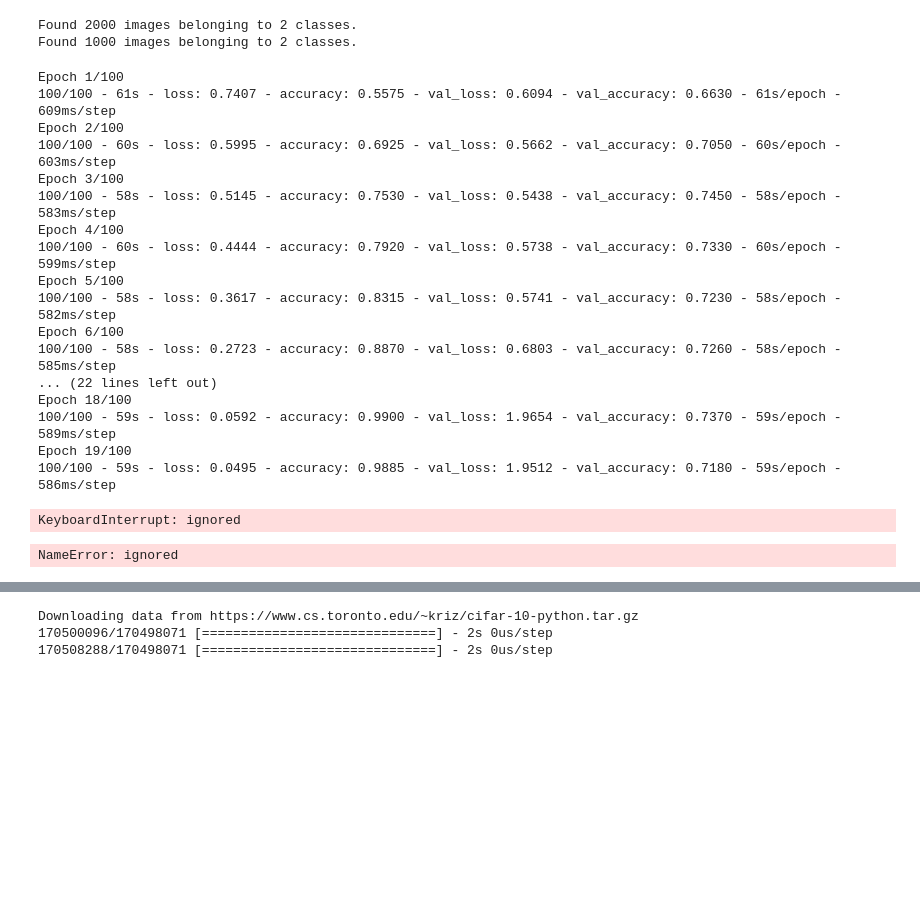
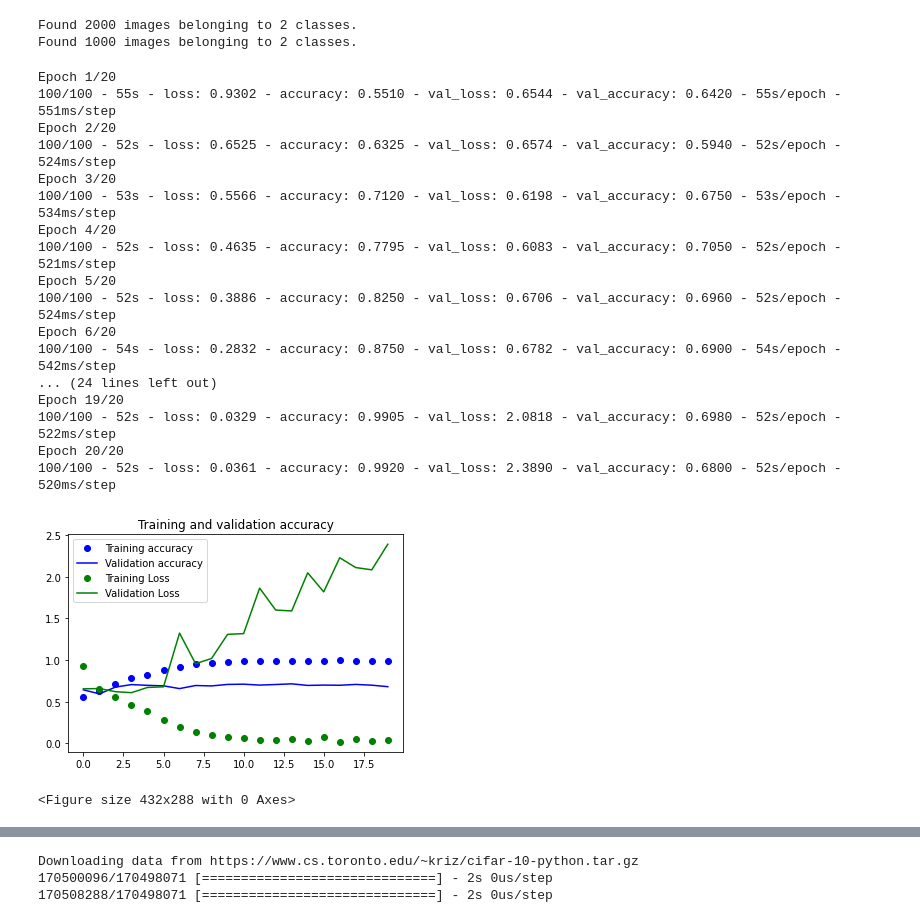
Before and after one commit to geun-hyoung/Machine-Learning-and-Artificial-Intelligence, a Jupyter notebook: ex_1.ipynb, the cells around one changed output, grey strips where cells are left out. Saved outputs shown, nothing was run; the diff lists cells and outputs as text; code cells hidden in the pictures; blank space fills up the shorter version.

```diff
--- a/ex_1.ipynb
+++ b/ex_1.ipynb
@@ -161,50 +161,52 @@ Found 1000 images belonging to 2 classes.
 history = model.fit(train_generator,
                     validation_data=validation_generator,
                     steps_per_epoch=100,
-                    epochs=100,
+                    epochs=20,
                     validation_steps=50,
                     verbose=2)
 # %% [output]
-Epoch 1/100
-100/100 - 61s - loss: 0.7407 - accuracy: 0.5575 - val_loss: 0.6094 - val_accuracy: 0.6630 - 61s/epoch - 609ms/step
-Epoch 2/100
-100/100 - 60s - loss: 0.5995 - accuracy: 0.6925 - val_loss: 0.5662 - val_accuracy: 0.7050 - 60s/epoch - 603ms/step
-Epoch 3/100
-100/100 - 58s - loss: 0.5145 - accuracy: 0.7530 - val_loss: 0.5438 - val_accuracy: 0.7450 - 58s/epoch - 583ms/step
-Epoch 4/100
-100/100 - 60s - loss: 0.4444 - accuracy: 0.7920 - val_loss: 0.5738 - val_accuracy: 0.7330 - 60s/epoch - 599ms/step
-Epoch 5/100
-100/100 - 58s - loss: 0.3617 - accuracy: 0.8315 - val_loss: 0.5741 - val_accuracy: 0.7230 - 58s/epoch - 582ms/step
-Epoch 6/100
-100/100 - 58s - loss: 0.2723 - accuracy: 0.8870 - val_loss: 0.6803 - val_accuracy: 0.7260 - 58s/epoch - 585ms/step
-... (22 lines left out)
-Epoch 18/100
-100/100 - 59s - loss: 0.0592 - accuracy: 0.9900 - val_loss: 1.9654 - val_accuracy: 0.7370 - 59s/epoch - 589ms/step
-Epoch 19/100
-100/100 - 59s - loss: 0.0495 - accuracy: 0.9885 - val_loss: 1.9512 - val_accuracy: 0.7180 - 59s/epoch - 586ms/step
+Epoch 1/20
+100/100 - 55s - loss: 0.9302 - accuracy: 0.5510 - val_loss: 0.6544 - val_accuracy: 0.6420 - 55s/epoch - 551ms/step
+Epoch 2/20
+100/100 - 52s - loss: 0.6525 - accuracy: 0.6325 - val_loss: 0.6574 - val_accuracy: 0.5940 - 52s/epoch - 524ms/step
+Epoch 3/20
+100/100 - 53s - loss: 0.5566 - accuracy: 0.7120 - val_loss: 0.6198 - val_accuracy: 0.6750 - 53s/epoch - 534ms/step
+Epoch 4/20
+100/100 - 52s - loss: 0.4635 - accuracy: 0.7795 - val_loss: 0.6083 - val_accuracy: 0.7050 - 52s/epoch - 521ms/step
+Epoch 5/20
+100/100 - 52s - loss: 0.3886 - accuracy: 0.8250 - val_loss: 0.6706 - val_accuracy: 0.6960 - 52s/epoch - 524ms/step
+Epoch 6/20
+100/100 - 54s - loss: 0.2832 - accuracy: 0.8750 - val_loss: 0.6782 - val_accuracy: 0.6900 - 54s/epoch - 542ms/step
+... (24 lines left out)
+Epoch 19/20
+100/100 - 52s - loss: 0.0329 - accuracy: 0.9905 - val_loss: 2.0818 - val_accuracy: 0.6980 - 52s/epoch - 522ms/step
+Epoch 20/20
+100/100 - 52s - loss: 0.0361 - accuracy: 0.9920 - val_loss: 2.3890 - val_accuracy: 0.6800 - 52s/epoch - 520ms/step
-KeyboardInterrupt: ignored
 # %%
 import matplotlib.pyplot as plt
 
 acc = history.history['accuracy']
 val_acc = history.history['val_accuracy']
 loss = history.history['loss']
 val_loss = history.history['val_loss']
 
 epochs = range(len(acc))
 
 plt.plot(epochs, acc, 'bo', label='Training accuracy')
 plt.plot(epochs, val_acc, 'b', label='Validation accuracy')
+plt.plot(epochs, loss, 'go', label='Training Loss')
+plt.plot(epochs, val_loss, 'g', label='Validation Loss')
 plt.title('Training and validation accuracy')
 plt.legend()
 
 plt.figure()
 
-plt.plot(epochs, loss, 'go', label='Training Loss')
-plt.plot(epochs, val_loss, 'g', label='Validation Loss')
-plt.title('Training and validation loss')
-plt.legend()
+# plt.plot(epochs, loss, 'go', label='Training Loss')
+# plt.plot(epochs, val_loss, 'g', label='Validation Loss')
+# plt.title('Training and validation loss')
+# plt.legend()
 
 plt.show()
 # %% [output]
+[figure, added]
-NameError: ignored
+<Figure size 432x288 with 0 Axes>
```
Also changed, not shown: parts of 2 cells of this notebook.
